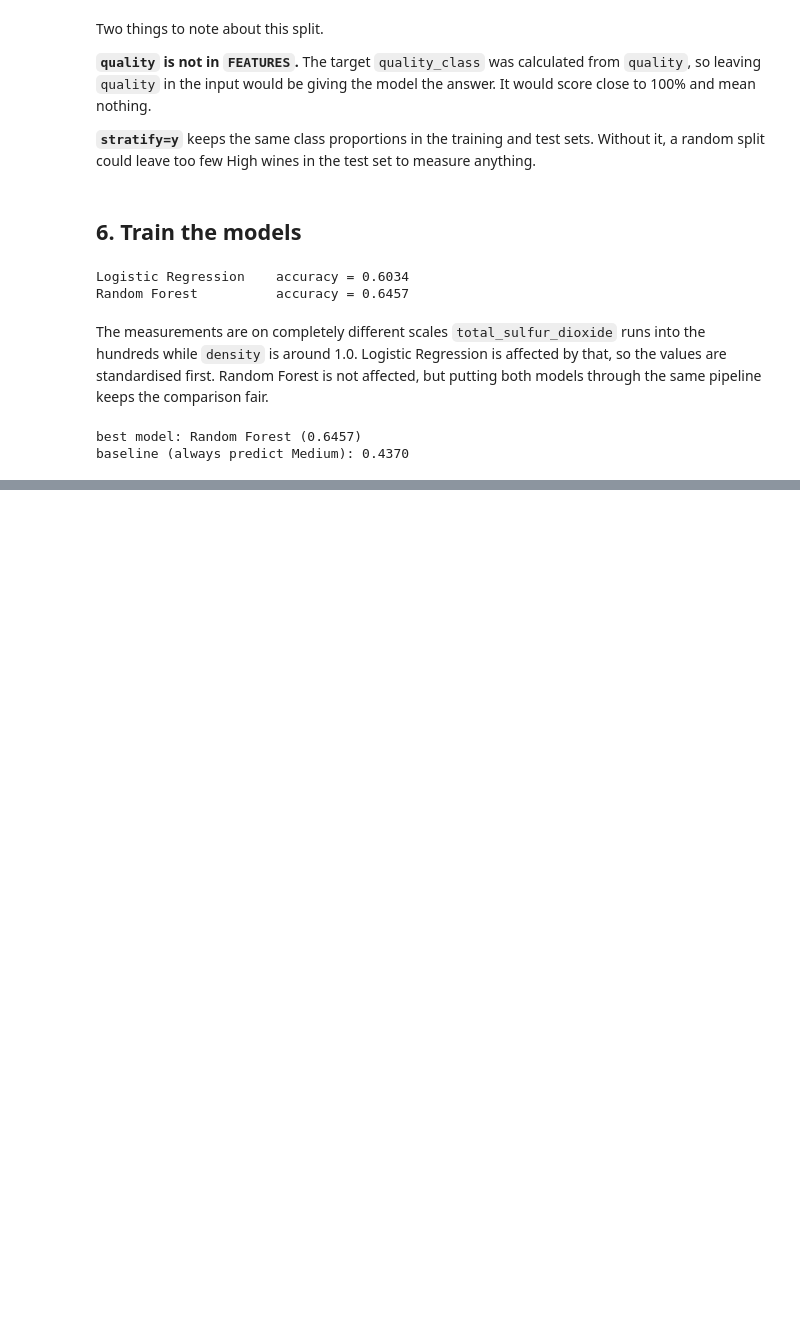
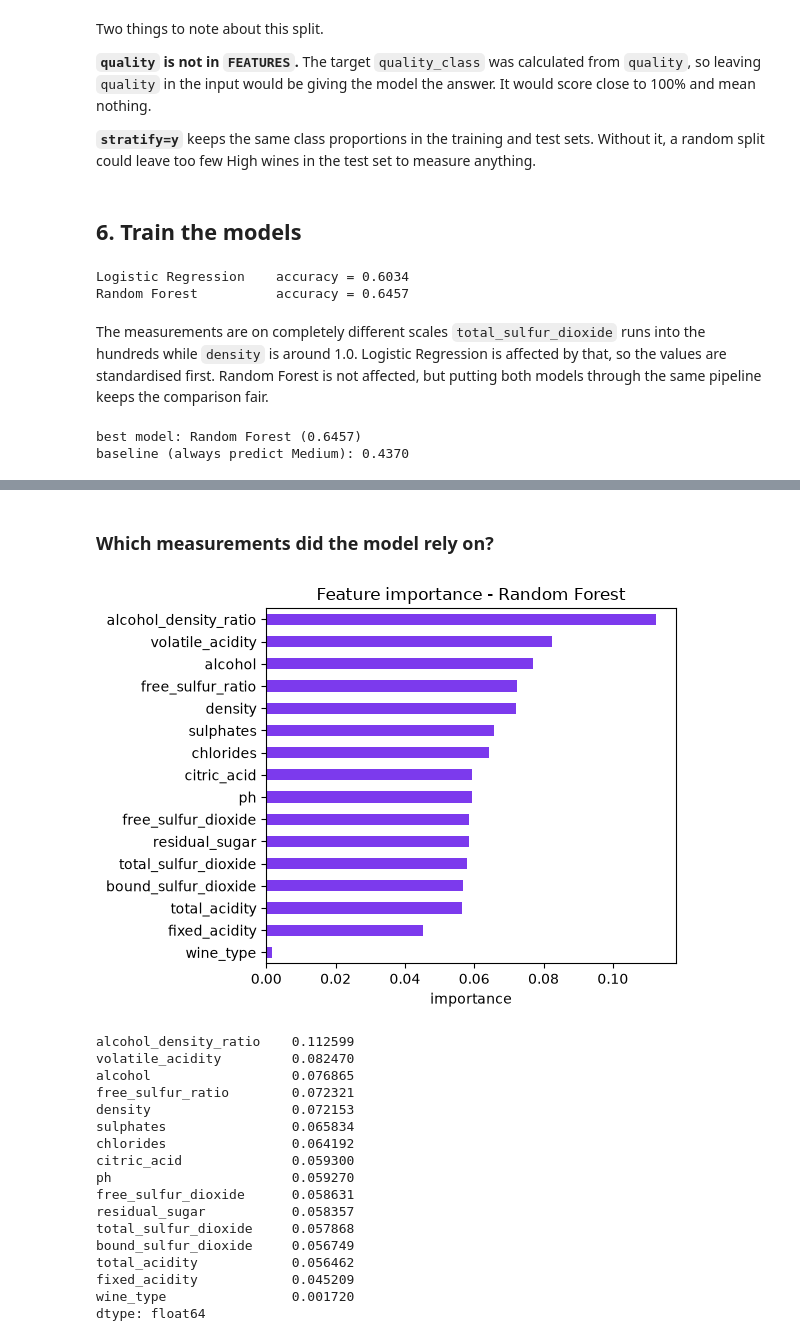
Before and after one commit to AshenIndeewara/Wine-Quality-Classification-System-ML, a Jupyter notebook: ml/notebook/wine_quality.ipynb, the cells around one changed output, grey strips where cells are left out. Cells and saved outputs as stored; diff of their text form; code cells hidden in the pictures; blank space fills up the shorter version.

```diff
--- a/ml/notebook/wine_quality.ipynb
+++ b/ml/notebook/wine_quality.ipynb
@@ -359,0 +433,33 @@ baseline (always predict Medium): 0.4370
+# %% [markdown]
+### Which measurements did the model rely on?
+# %%
+importances = pd.Series(
+    best_model.named_steps["model"].feature_importances_, index=FEATURES
+).sort_values()
+
+importances.plot(kind="barh", figsize=(6, 4.5), color="#7c3aed")
+plt.xlabel("importance")
+plt.title(f"Feature importance - {best_name}")
+plt.tight_layout()
+plt.show()
+
+importances.sort_values(ascending=False)
+# %% [output]
+[figure, added]
+alcohol_density_ratio    0.112599
+volatile_acidity         0.082470
+alcohol                  0.076865
+free_sulfur_ratio        0.072321
+density                  0.072153
+sulphates                0.065834
+chlorides                0.064192
+citric_acid              0.059300
+ph                       0.059270
+free_sulfur_dioxide      0.058631
+residual_sugar           0.058357
+total_sulfur_dioxide     0.057868
+bound_sulfur_dioxide     0.056749
+total_acidity            0.056462
+fixed_acidity            0.045209
+wine_type                0.001720
+dtype: float64
```
Also changed, not shown: parts of 9 cells of this notebook, 11 other files.
